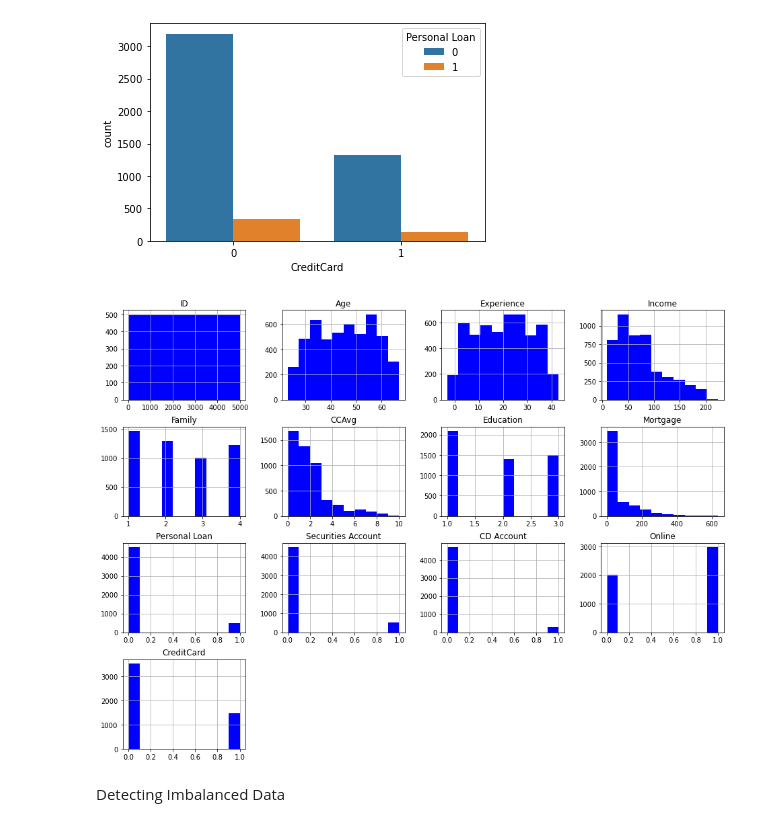
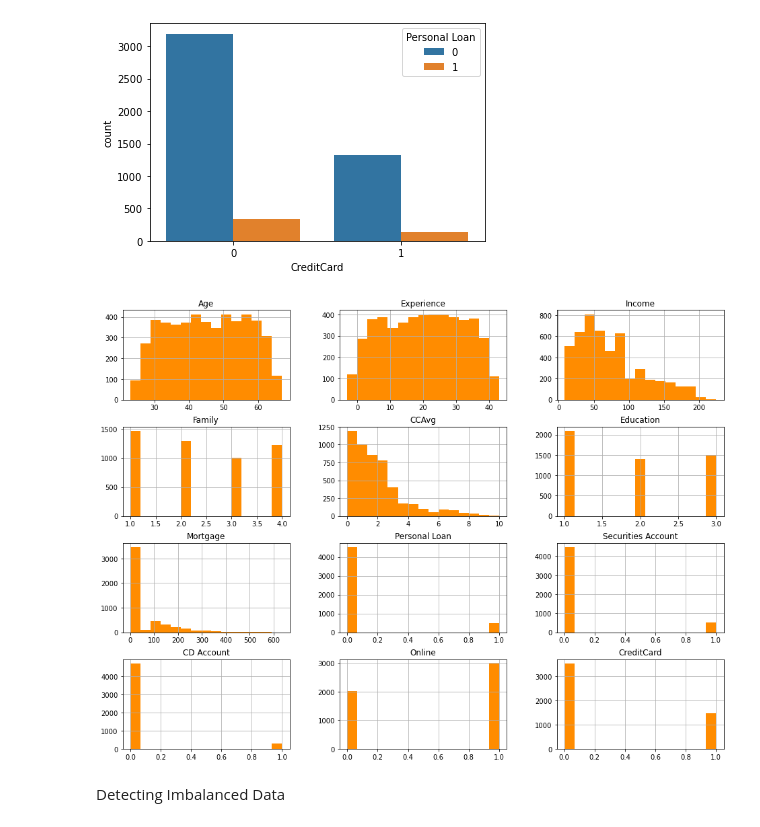
Before and after one commit to Jalrey/iod, a Jupyter notebook: Group Assignment/Group Work - Personal Loan Classification.ipynb, the cells around one changed output. Saved outputs shown, nothing was run; the diff lists cells and outputs as text; code cells hidden in the pictures.

```diff
--- a/Group Assignment/Group Work - Personal Loan Classification.ipynb
+++ b/Group Assignment/Group Work - Personal Loan Classification.ipynb
@@ -191,10 +189,10 @@ sns.countplot(x="CreditCard", hue = 'Personal Loan', data=data)
 <AxesSubplot:xlabel='CreditCard', ylabel='count'>
 [figure]
 # %%
-data.hist(bins=10 ,figsize=(16,12), color = 'Blue')
+data.drop(['ID', 'ZIP Code'],axis=1).hist(bins=15 ,figsize=(16,12), color = 'DARKORANGE')
 plt.show()
 # %% [output]
-[figure, old version]
+[figure, new version]
 # %% [markdown]
 Detecting Imbalanced Data
 # %%
```
Also changed, not shown: parts of 19 cells of this notebook.
